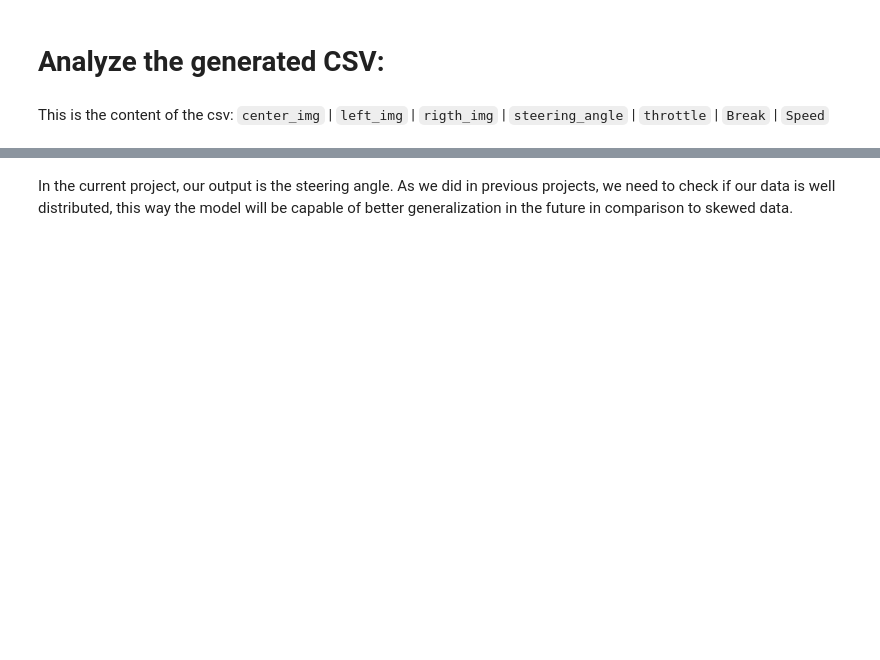
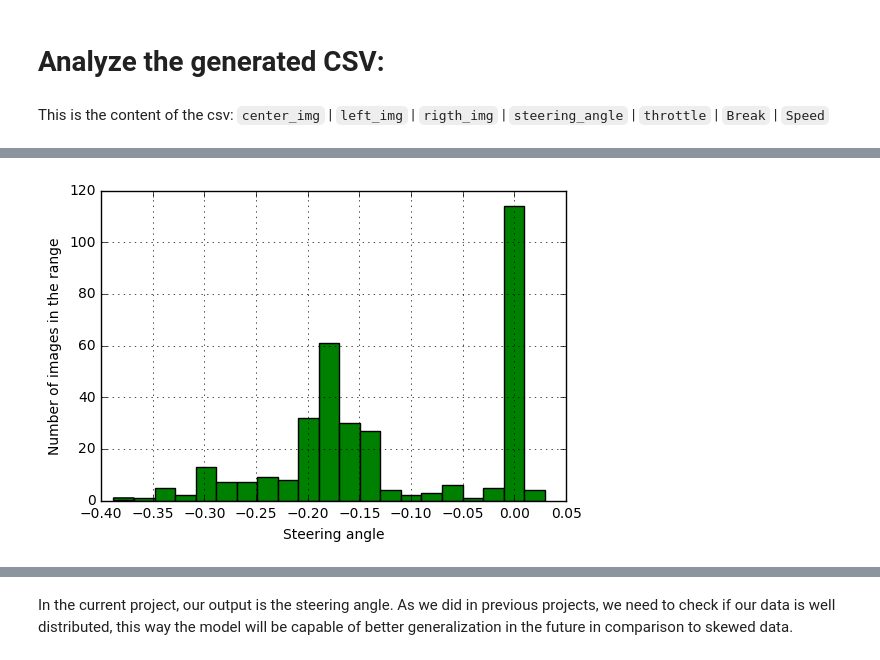
Before and after one commit to yhoazk/CarND-Behavioral-Cloning-P3, a Jupyter notebook: ExploreAndPreprocessData.ipynb, the cells around one changed output, grey strips where cells are left out. Drawn from its saved outputs; the diff is of its cells as text; code cells hidden in the pictures; blank space fills up the shorter version.

```diff
--- a/ExploreAndPreprocessData.ipynb
+++ b/ExploreAndPreprocessData.ipynb
@@ -114,0 +219,5 @@ for line in labels_csv:
+# %%
+X_park,y_park = get_dataset(PARK_REC_IMG, PARK_REC_CSV )
+n_park, bins_park = analyze_dataset(y_park)
+# %% [output]
+[figure, added]
```
Also changed, not shown: parts of 15 cells of this notebook, 2 other files.
